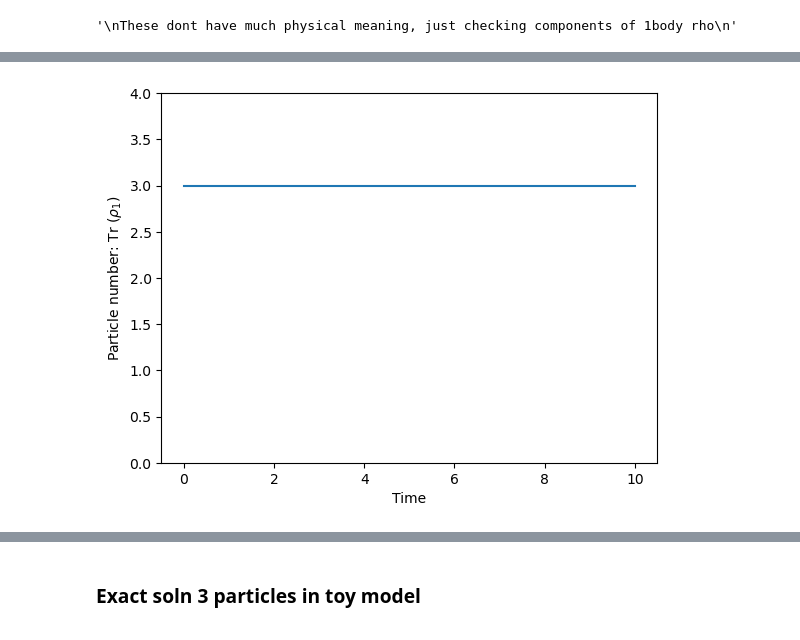
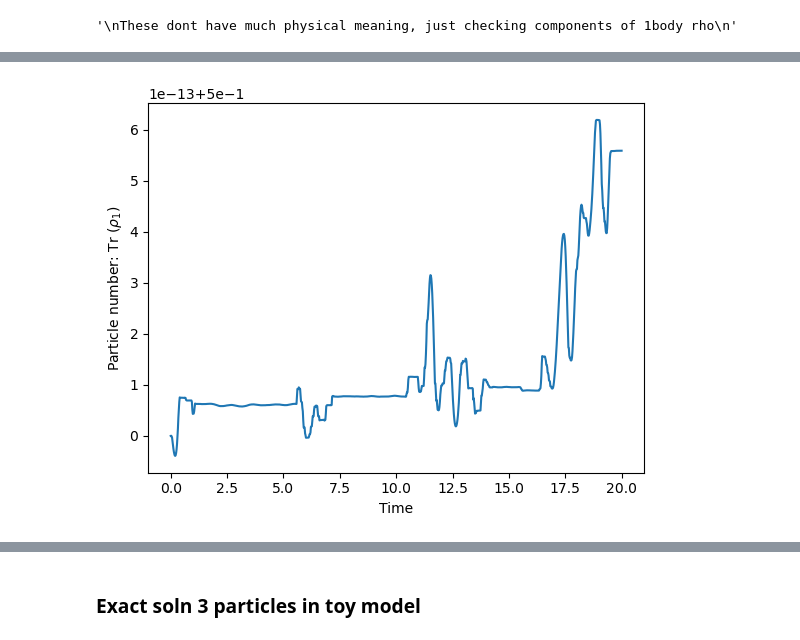
Before and after one commit to annabirke/Honours_entangle_magic, a Jupyter notebook: TDDM_linked_24July.ipynb, the cells around one changed output, grey strips where cells are left out. Cells and saved outputs as stored; diff of their text form; code cells hidden in the pictures.

```diff
--- a/TDDM_linked_24July.ipynb
+++ b/TDDM_linked_24July.ipynb
@@ -33,15 +33,19 @@ def TDDM(t,y,mu):
     #               [-a/2,a,0,-a/2],
     #               [-a/2,0,a,-a/2],
     #               [0,-a/2,-a/2,a+mu]], dtype=complex)
-    H = np.kron(h0, np.eye(2,dtype=complex)) + np.kron(np.eye(2,dtype=complex), h0) + v
+    H2 = np.kron(h0, np.eye(2,dtype=complex)) + np.kron(np.eye(2,dtype=complex), h0) + v
 
-    # first d_rho equation
+    # first the d_rho equation
     d_rho += comm(h0,rho)
 
     comm4 = comm(v, np.kron(rho,rho)+c2)
     comm4 = comm4.reshape(2,2,2,2)
     tr2 = np.trace(comm4, axis1=1, axis2=3) # to trace over particle 2
     d_rho += tr2
+    # another way to do this term:
+    # comm4 = (v@ np.kron(np.eye(2,dtype=complex),rho)).reshape(2,2,2,2)
+    # d_rho += comm( np.trace(comm4,axis1=1, axis2=3) , rho)
+    # d_rho += np.trace( comm(v,c2).reshape(2,2,2,2) , axis1=1, axis2=3)
 
     # divide by i
     d_rho = -1j*d_rho
@@ -50,8 +54,8 @@ def TDDM(t,y,mu):
 
 
     # now d_c2 equation
-    d_c2 += comm(H, c2)
     d_c2 += comm(v, np.kron(rho,rho))
+    d_c2 += comm(H2, c2)
 
     # now the trace over 3 term:
     v23 = np.kron(np.eye(2,dtype=complex),v)
@@ -64,29 +68,20 @@ def TDDM(t,y,mu):
                     [0, 0, 0, 0, 0, 0, 1, 0],
                     [0, 0, 0, 0, 0, 1, 0, 0],
                     [0, 0, 0, 0, 0, 0, 0, 1]], dtype=complex)
-    v13 = P23 @ np.kron(v,np.eye(2,dtype=complex)) @ P23.T.conj()
+    v13 = P23 @ np.kron(v,np.eye(2,dtype=complex)) @ P23.T.conj() # yes this should work, checked in my notes
     comm8 = comm( v13,
-                 # np.kron(np.kron(rho,rho),rho)          # rho rho rho
-                 + np.kron(rho,c2)                      # rho^1 c2^23
-                 # + P23 @ np.kron(c2,rho) @ P23.T.conj() # rho^2 c2^13
-                 + np.kron(c2,rho)                      # rho^3 c2^12
+                 np.kron(rho,c2)                       # rho^1 c2^23
+                 + np.kron(c2,rho)                     # rho^3 c2^12
                 )
     comm8 += comm( v23,
-                 # np.kron(np.kron(rho,rho),rho)          # rho rho rho
-                 # + np.kron(rho,c2)                      # rho^1 c2^23
-                 + P23 @ np.kron(c2,rho) @ P23.T.conj() # rho^2 c2^13
-                 + np.kron(c2,rho)                      # rho^3 c2^12
+                 P23 @ np.kron(c2,rho) @ P23.T.conj()  # rho^2 c2^13 = P23 rho^3 c2^12 P23
+                 + np.kron(c2,rho)                     # rho^3 c2^12
                 )
     comm8 = comm8.reshape(2,2,2,2,2,2)
-    tr3 = np.trace(comm8, axis1=2, axis2=5)
+    tr3 = np.trace(comm8, axis1=2, axis2=5) # this also does the correct thing
     tr3 = tr3.reshape(4,4)
     d_c2 += tr3
 
-    # # now the terms from product rule
-    # d_c2 += -1j*np.kron( comm(h0,rho), rho )
-    # d_c2 += -1j*np.kron( rho, comm(h0,rho) )
-    # d_c2 += -1j*np.kron( tr2, rho )
-    # d_c2 += -1j*np.kron( rho, tr2 )
 
     # divide by i
     d_c2 = -1j*d_c2
@@ -97,13 +92,14 @@ def TDDM(t,y,mu):
 
     return d_all
 # %%
-mu = 0.5
+mu = -1
 
 rho0 = np.zeros((2, 2), dtype=complex)
 c20 = np.zeros((4, 4), dtype=complex)
 
-# for all particles initialli in L:
-rho0[0,0] = 3
+# for all particles initially in L:
+# depends on convention! cedric book convention should be 3 in element 00. WangCassing convention is 1/2 in element 00
+rho0[0,0] = 1/2
 
 y0 = np.concatenate(( rho0.ravel(), c20.ravel() ))
 
@@ -132,7 +128,7 @@ Initial derivative shape: (20,)
 And now we integrate
 """
 
-t_list = np.linspace(0.0,10.0,501)
+t_list = np.linspace(0.0,20.0,1001)
 soln = solve_ivp(
     fun=lambda t, y: TDDM(t,y,mu),
     t_span = (t_list[0],t_list[-1]),
@@ -299,12 +261,12 @@ E: 3.750,3.750,3.750
 # %%
 """
 particle number should be conserved
 """
 
 plt.plot(soln.t,np.trace(rho_soln,axis1=0,axis2=1))
-plt.ylim(0,4)
+# plt.ylim(0,4)
 plt.ylabel(r'Particle number: Tr $(\rho_1)$')
 plt.xlabel('Time')
 plt.show()
 # %% [output]
-[figure, old version]
+[figure, new version]
```
Also changed, not shown: parts of 10 cells of this notebook, 1 other file.
